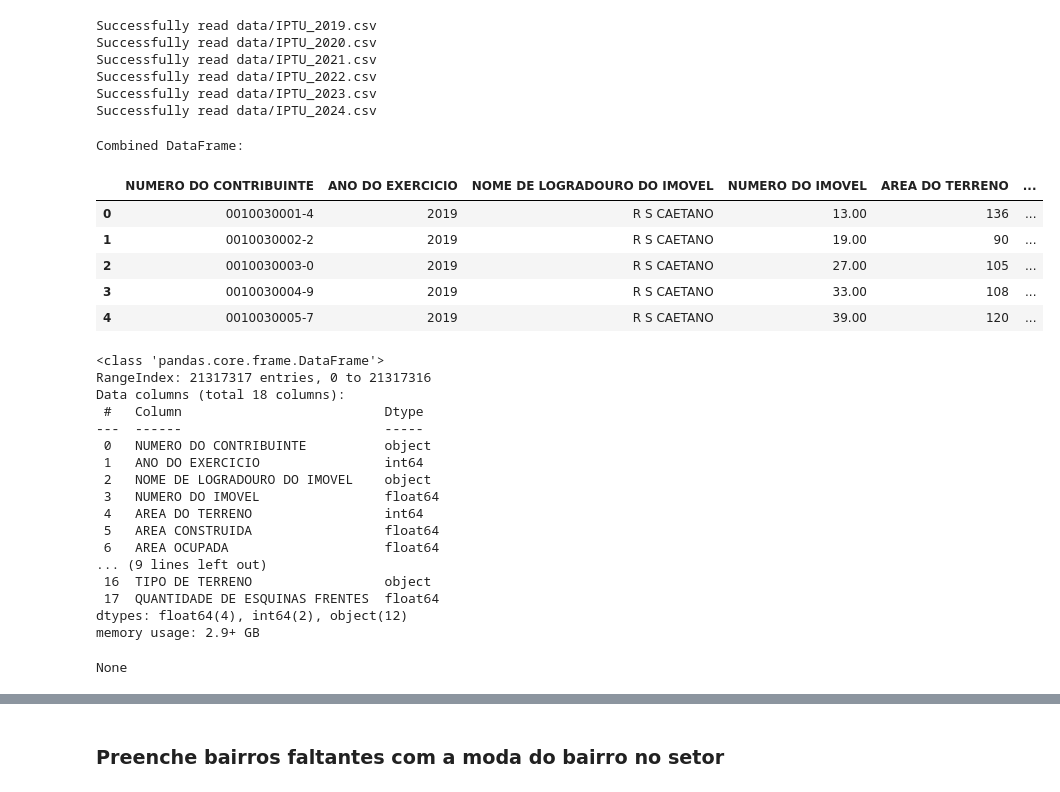
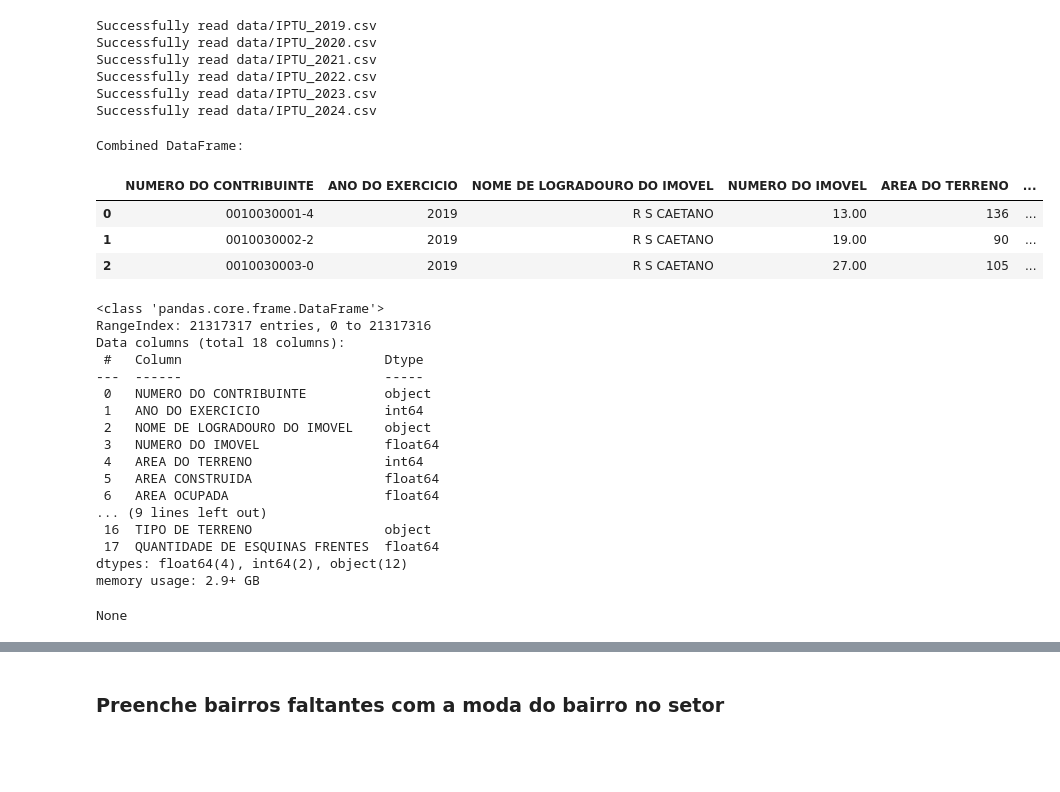
Before and after one commit to cazevedo1977/academico, a Jupyter notebook: papers/real_estate_saopaulo/1. Data praparation.ipynb, the cells around one changed output, grey strips where cells are left out. Cells and saved outputs as stored; diff of their text form; code cells hidden in the pictures; blank space fills up the shorter version.

```diff
--- a/papers/real_estate_saopaulo/1. Data praparation.ipynb
+++ b/papers/real_estate_saopaulo/1. Data praparation.ipynb
@@ -148,21 +148,19 @@ Successfully read data/IPTU_2024.csv
 # %%
 if dfs:
     df_combined = pd.concat(dfs, ignore_index=True)
     print("\nCombined DataFrame:")
-    display(df_combined.head())
+    display(df_combined.head(3))
     display(df_combined.info())
 else:
     print("No dataframes were loaded.")
 
 del dfs
 # %% [output]
 Combined DataFrame:
 |  | NUMERO DO CONTRIBUINTE | ANO DO EXERCICIO | NOME DE LOGRADOURO DO IMOVEL | NUMERO DO IMOVEL | AREA DO TERRENO | ... |
 | 0 | 0010030001-4 | 2019 | R S CAETANO | 13.00 | 136 | ... |
 | 1 | 0010030002-2 | 2019 | R S CAETANO | 19.00 | 90 | ... |
 | 2 | 0010030003-0 | 2019 | R S CAETANO | 27.00 | 105 | ... |
-| 3 | 0010030004-9 | 2019 | R S CAETANO | 33.00 | 108 | ... |
-| 4 | 0010030005-7 | 2019 | R S CAETANO | 39.00 | 120 | ... |
 <class 'pandas.core.frame.DataFrame'>
 RangeIndex: 21317317 entries, 0 to 21317316
 Data columns (total 18 columns):
```
Also changed, not shown: parts of 5 cells of this notebook.
